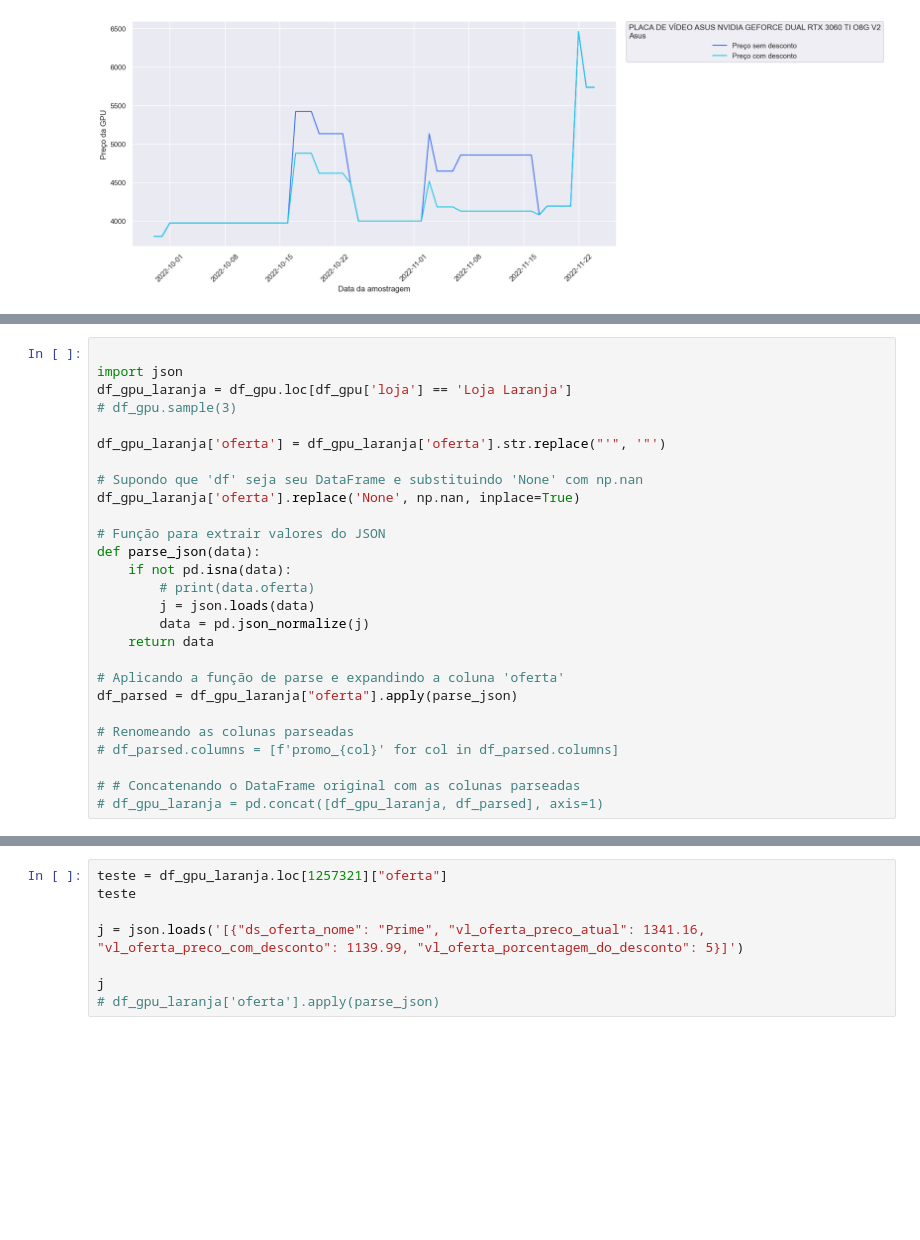
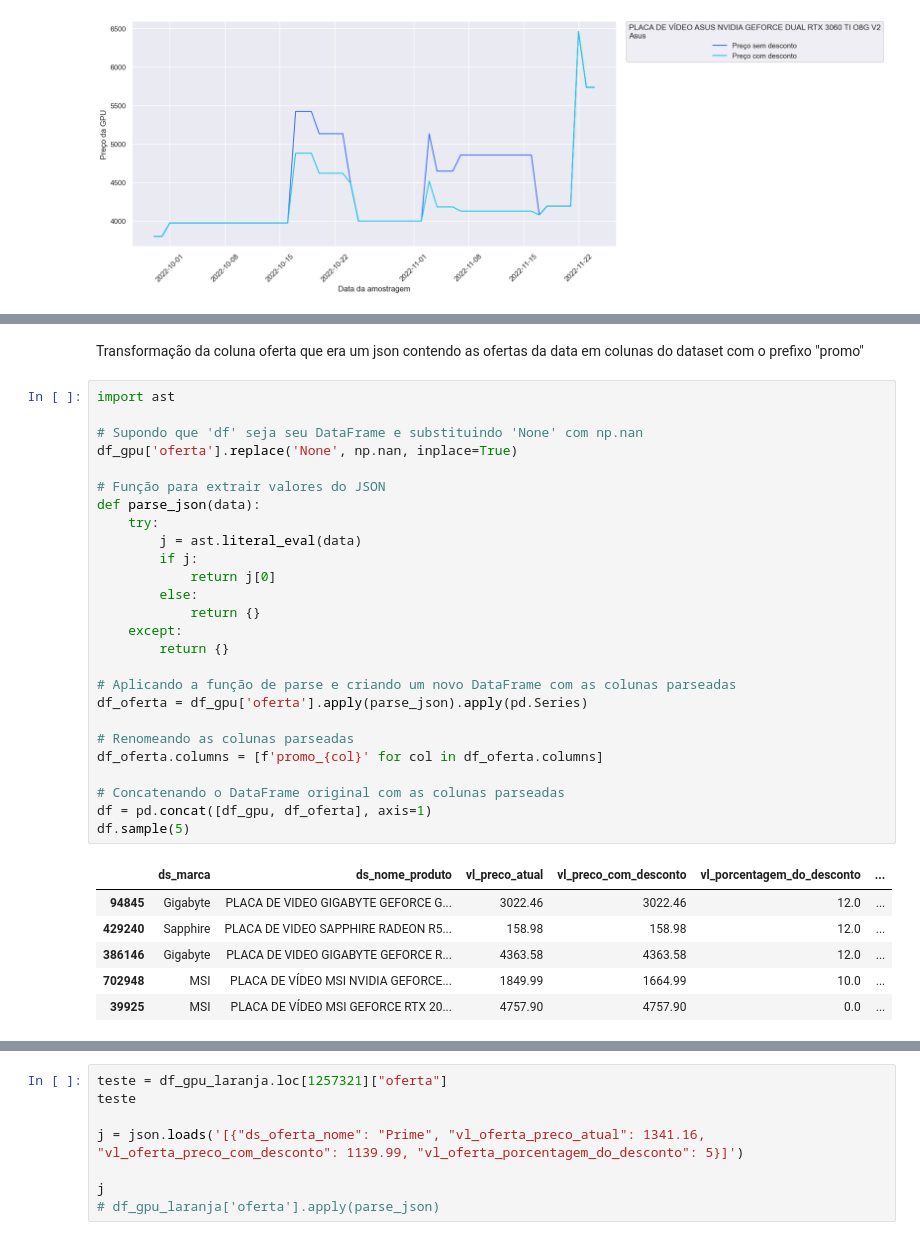
Before and after one commit to Ighus/ds_analysis_hardware_market, a Jupyter notebook: new_analysis.ipynb, the cells around one changed output, grey strips where cells are left out. Cells and saved outputs as stored; diff of their text form; blank space fills up the shorter version.

```diff
--- a/new_analysis.ipynb
+++ b/new_analysis.ipynb
@@ -214,27 +259,35 @@ Name: 15166, dtype: object
+# %% [markdown]
+Transformação da coluna oferta que era um json contendo as ofertas da data em colunas do dataset com o prefixo "promo"
 # %%
-
-import json
-df_gpu_laranja = df_gpu.loc[df_gpu['loja'] == 'Loja Laranja']
-# df_gpu.sample(3)
-
-df_gpu_laranja['oferta'] = df_gpu_laranja['oferta'].str.replace("'", '"')
+import ast
 
 # Supondo que 'df' seja seu DataFrame e substituindo 'None' com np.nan
-df_gpu_laranja['oferta'].replace('None', np.nan, inplace=True)
+df_gpu['oferta'].replace('None', np.nan, inplace=True)
 
 # Função para extrair valores do JSON
 def parse_json(data):
-    if not pd.isna(data):
-        # print(data.oferta)
-        j = json.loads(data)
-        data = pd.json_normalize(j)
-    return data
+    try:
+        j = ast.literal_eval(data)
+        if j:
+            return j[0]
+        else:
+            return {}
+    except:
+        return {}
 
-# Aplicando a função de parse e expandindo a coluna 'oferta'
-df_parsed = df_gpu_laranja["oferta"].apply(parse_json)
+# Aplicando a função de parse e criando um novo DataFrame com as colunas parseadas
+df_oferta = df_gpu['oferta'].apply(parse_json).apply(pd.Series)
 
 # Renomeando as colunas parseadas
-# df_parsed.columns = [f'promo_{col}' for col in df_parsed.columns]
+df_oferta.columns = [f'promo_{col}' for col in df_oferta.columns]
 
-# # Concatenando o DataFrame original com as colunas parseadas
-# df_gpu_laranja = pd.concat([df_gpu_laranja, df_parsed], axis=1)
+# Concatenando o DataFrame original com as colunas parseadas
+df = pd.concat([df_gpu, df_oferta], axis=1)
+df.sample(5)
+# %% [output]
+|  | ds_marca | ds_nome_produto | vl_preco_atual | vl_preco_com_desconto | vl_porcentagem_do_desconto | ... |
+| 94845 | Gigabyte | PLACA DE VIDEO GIGABYTE GEFORCE G... | 3022.46 | 3022.46 | 12.0 | ... |
+| 429240 | Sapphire | PLACA DE VIDEO SAPPHIRE RADEON R5... | 158.98 | 158.98 | 12.0 | ... |
+| 386146 | Gigabyte | PLACA DE VIDEO GIGABYTE GEFORCE R... | 4363.58 | 4363.58 | 12.0 | ... |
+| 702948 | MSI | PLACA DE VÍDEO MSI NVIDIA GEFORCE... | 1849.99 | 1664.99 | 10.0 | ... |
+| 39925 | MSI | PLACA DE VÍDEO MSI GEFORCE RTX 20... | 4757.90 | 4757.90 | 0.0 | ... |
```
Also changed, not shown: parts of 13 cells of this notebook.
